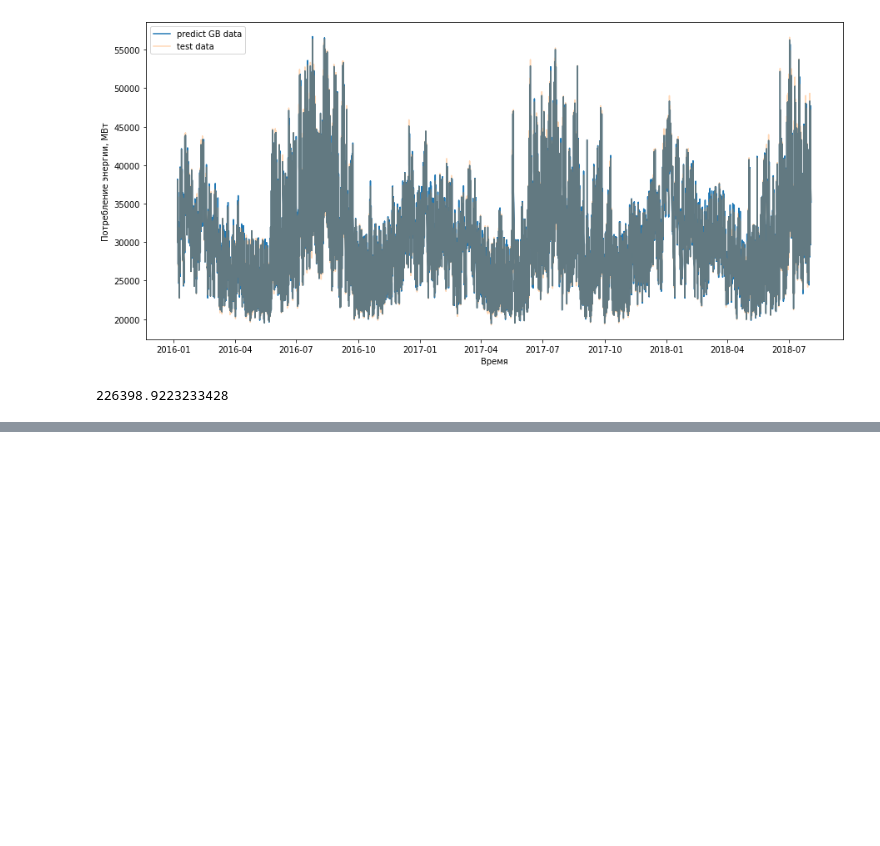
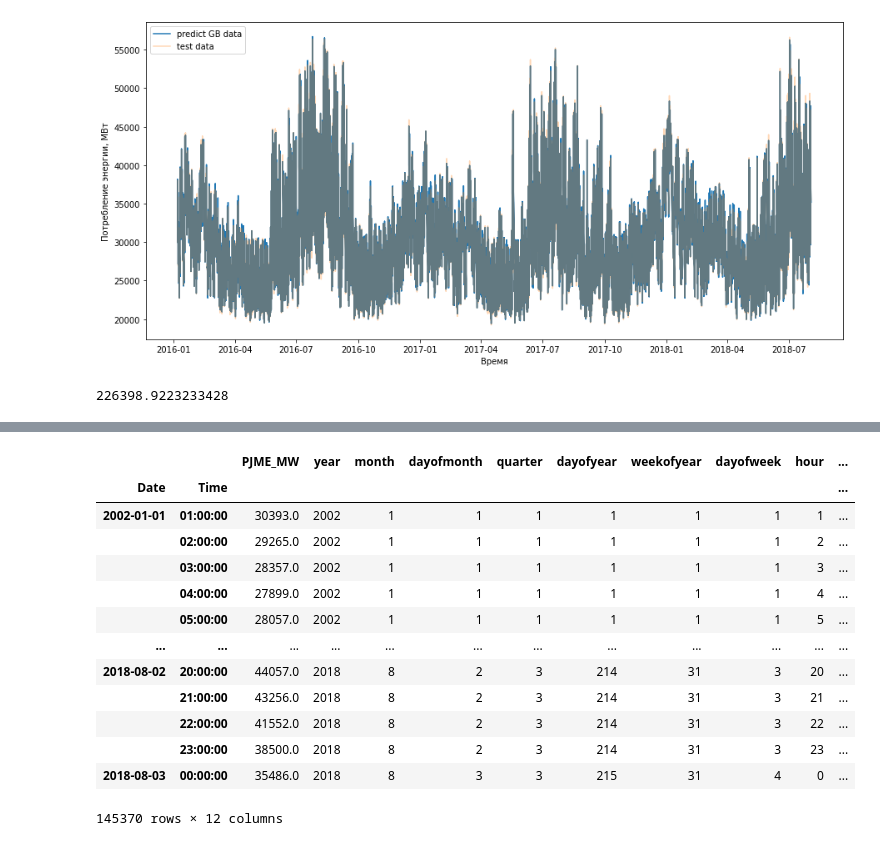
Before and after one commit to Iflgit/ML-in-business, a Jupyter notebook: lesson9/model.ipynb, the cells around one changed output, grey strips where cells are left out. Cells and saved outputs as stored; diff of their text form; code cells hidden in the pictures; blank space fills up the shorter version.

```diff
--- a/lesson9/model.ipynb
+++ b/lesson9/model.ipynb
@@ -152,0 +199,17 @@ mean_squared_error(y_true=y_test, y_pred=X_test_pred_g)
+# %%
+data
+# %% [output]
+|  |  | PJME_MW | year | month | dayofmonth | quarter | dayofyear | weekofyear | dayofweek | hour | ... |
+| Date | Time |  |  |  |  |  |  |  |  |  | ... |
+| 2002-01-01 | 01:00:00 | 30393.0 | 2002 | 1 | 1 | 1 | 1 | 1 | 1 | 1 | ... |
+|  | 02:00:00 | 29265.0 | 2002 | 1 | 1 | 1 | 1 | 1 | 1 | 2 | ... |
+|  | 03:00:00 | 28357.0 | 2002 | 1 | 1 | 1 | 1 | 1 | 1 | 3 | ... |
+|  | 04:00:00 | 27899.0 | 2002 | 1 | 1 | 1 | 1 | 1 | 1 | 4 | ... |
+|  | 05:00:00 | 28057.0 | 2002 | 1 | 1 | 1 | 1 | 1 | 1 | 5 | ... |
+| ... | ... | ... | ... | ... | ... | ... | ... | ... | ... | ... | ... |
+| 2018-08-02 | 20:00:00 | 44057.0 | 2018 | 8 | 2 | 3 | 214 | 31 | 3 | 20 | ... |
+|  | 21:00:00 | 43256.0 | 2018 | 8 | 2 | 3 | 214 | 31 | 3 | 21 | ... |
+|  | 22:00:00 | 41552.0 | 2018 | 8 | 2 | 3 | 214 | 31 | 3 | 22 | ... |
+|  | 23:00:00 | 38500.0 | 2018 | 8 | 2 | 3 | 214 | 31 | 3 | 23 | ... |
+| 2018-08-03 | 00:00:00 | 35486.0 | 2018 | 8 | 3 | 3 | 215 | 31 | 4 | 0 | ... |
+145370 rows × 12 columns
```
Also changed, not shown: parts of 11 cells of this notebook, 1 other file.
